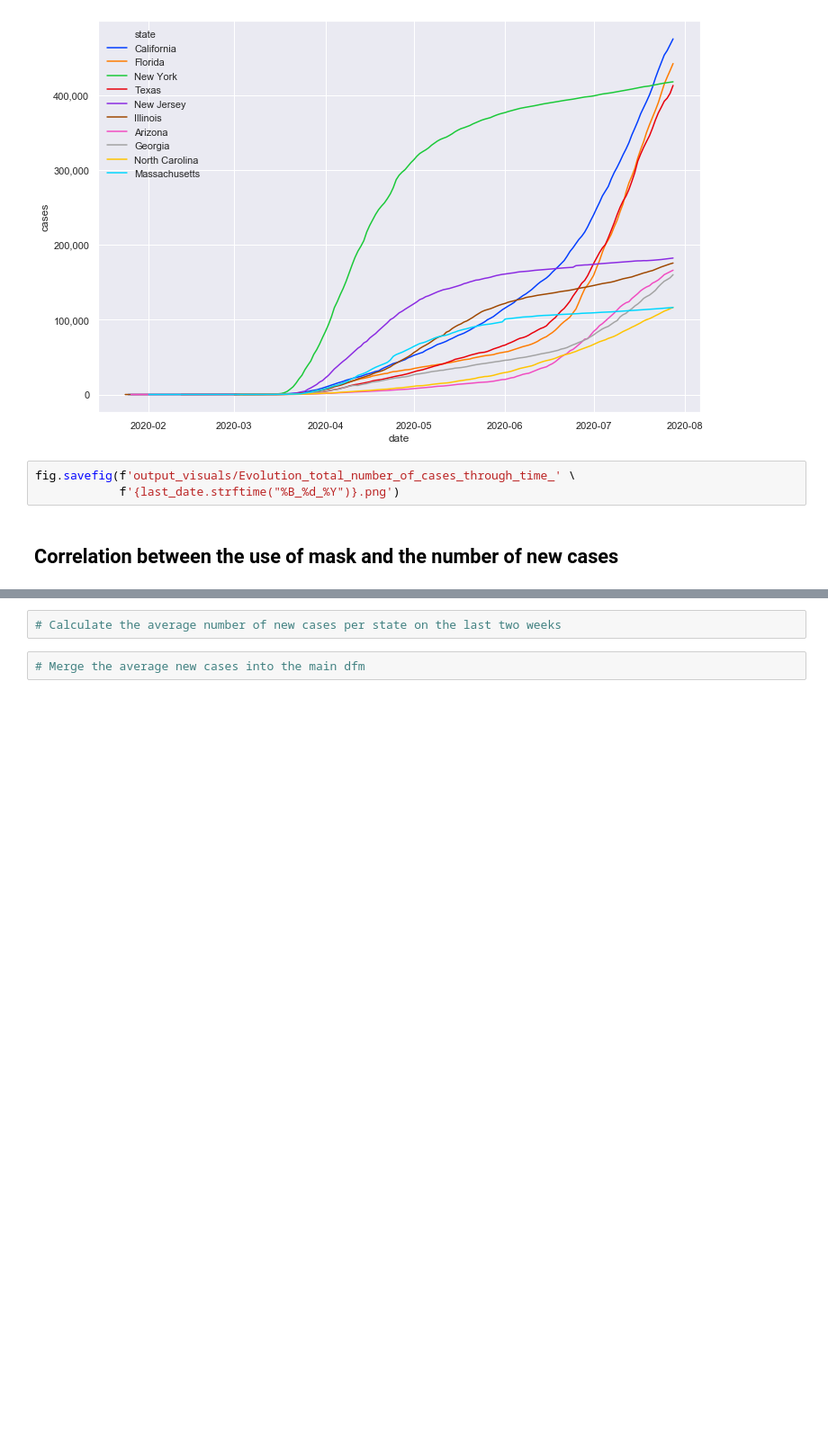
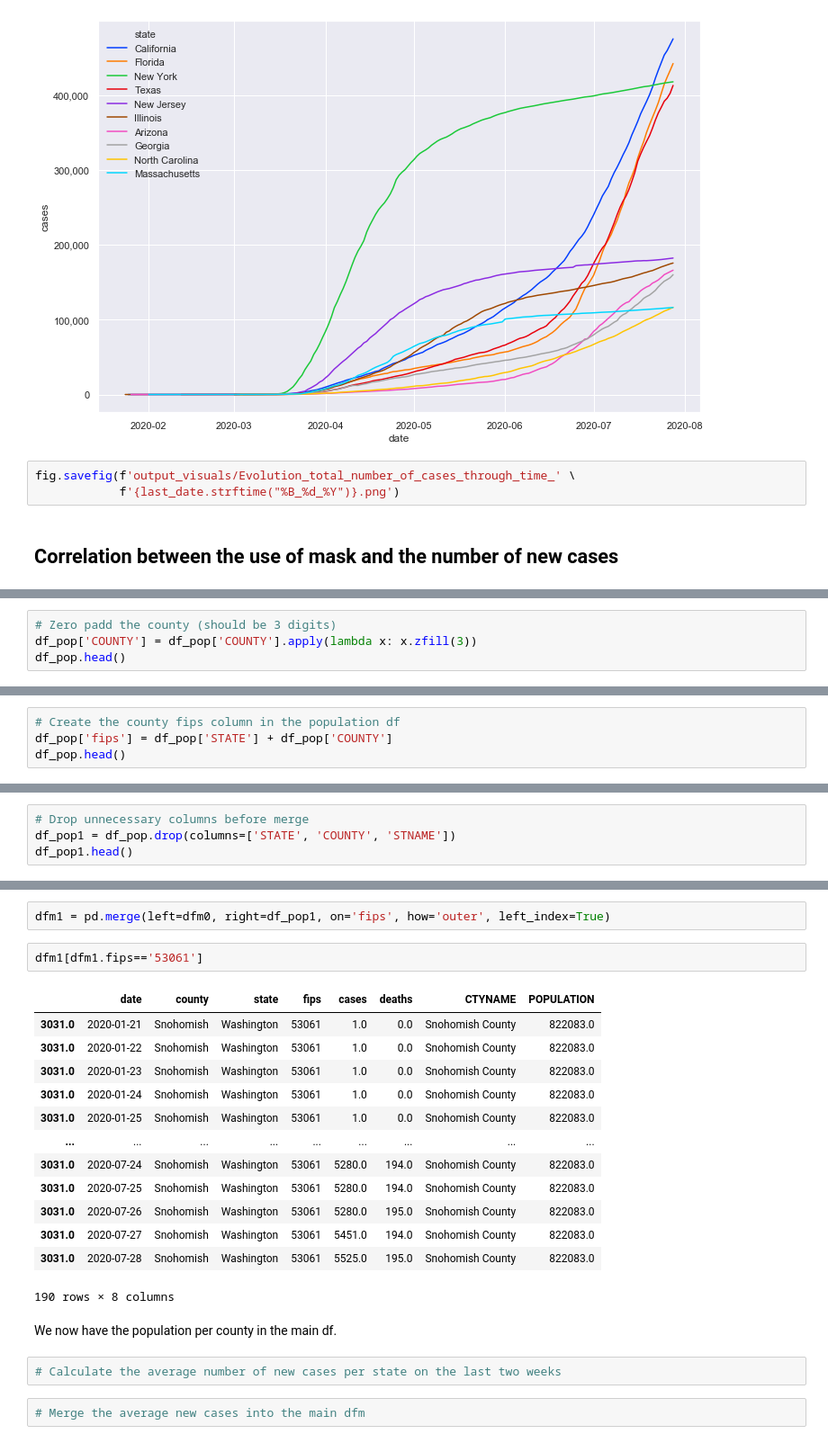
Before and after one commit to mtlberri/covid-19-data, a Jupyter notebook: covid-study.ipynb, the cells around one changed output, grey strips where cells are left out. Shown at 90% size. Cells and saved outputs as stored; diff of their text form; blank space fills up the shorter version.

Commit message:
before cleanup of population code

```diff
--- a/covid-study.ipynb
+++ b/covid-study.ipynb
@@ -137,0 +219,4 @@ dfm1.head()
+# %%
+# Zero padd the county (should be 3 digits)
+df_pop['COUNTY'] = df_pop['COUNTY'].apply(lambda x: x.zfill(3))
+df_pop.head()
@@ -137,0 +230,4 @@ dfm1.head()
+# %%
+# Create the county fips column in the population df
+df_pop['fips'] = df_pop['STATE'] + df_pop['COUNTY']
+df_pop.head()
@@ -137,0 +241,4 @@ dfm1.head()
+# %%
+# Drop unnecessary columns before merge
+df_pop1 = df_pop.drop(columns=['STATE', 'COUNTY', 'STNAME'])
+df_pop1.head()
@@ -138,3 +261,23 @@ dfm1.head()
+# %%
+dfm1 = pd.merge(left=dfm0, right=df_pop1, on='fips', how='outer', left_index=True)
+# %%
+dfm1[dfm1.fips=='53061']
+# %% [output]
+|  | date | county | state | fips | cases | deaths | CTYNAME | POPULATION |
+| 3031.0 | 2020-01-21 | Snohomish | Washington | 53061 | 1.0 | 0.0 | Snohomish County | 822083.0 |
+| 3031.0 | 2020-01-22 | Snohomish | Washington | 53061 | 1.0 | 0.0 | Snohomish County | 822083.0 |
+| 3031.0 | 2020-01-23 | Snohomish | Washington | 53061 | 1.0 | 0.0 | Snohomish County | 822083.0 |
+| 3031.0 | 2020-01-24 | Snohomish | Washington | 53061 | 1.0 | 0.0 | Snohomish County | 822083.0 |
+| 3031.0 | 2020-01-25 | Snohomish | Washington | 53061 | 1.0 | 0.0 | Snohomish County | 822083.0 |
+| ... | ... | ... | ... | ... | ... | ... | ... | ... |
+| 3031.0 | 2020-07-24 | Snohomish | Washington | 53061 | 5280.0 | 194.0 | Snohomish County | 822083.0 |
+| 3031.0 | 2020-07-25 | Snohomish | Washington | 53061 | 5280.0 | 194.0 | Snohomish County | 822083.0 |
+| 3031.0 | 2020-07-26 | Snohomish | Washington | 53061 | 5280.0 | 195.0 | Snohomish County | 822083.0 |
+| 3031.0 | 2020-07-27 | Snohomish | Washington | 53061 | 5451.0 | 194.0 | Snohomish County | 822083.0 |
+| 3031.0 | 2020-07-28 | Snohomish | Washington | 53061 | 5525.0 | 195.0 | Snohomish County | 822083.0 |
+190 rows × 8 columns
+# %% [markdown]
+We now have the population per county in the main df.
 # %%
 # Calculate the average number of new cases per state on the last two weeks
 # %%
```
Also changed, not shown: parts of 20 cells of this notebook.
